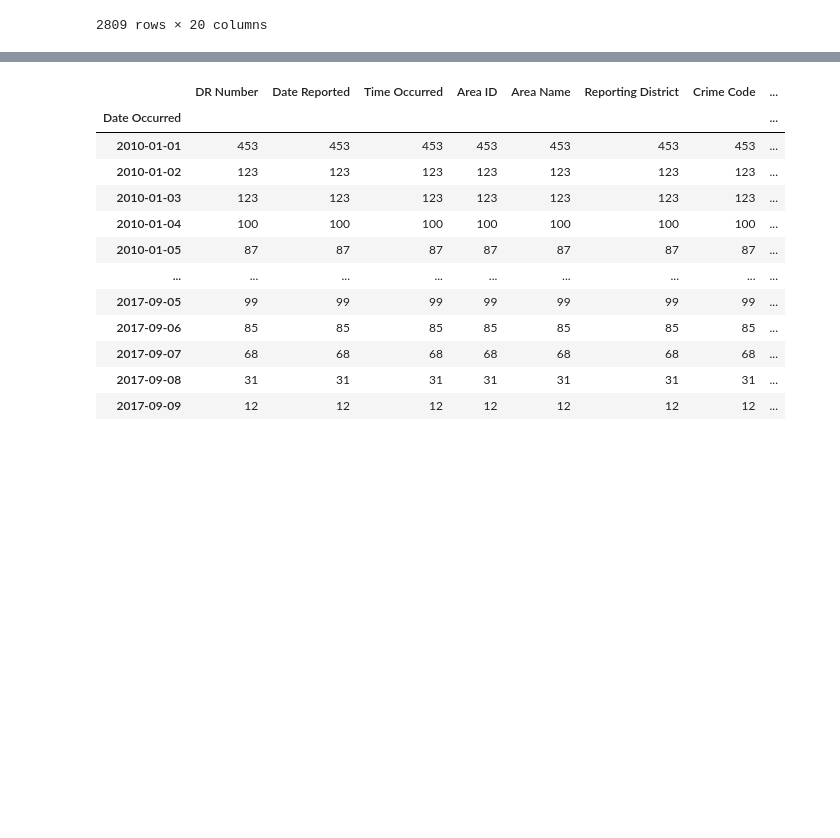
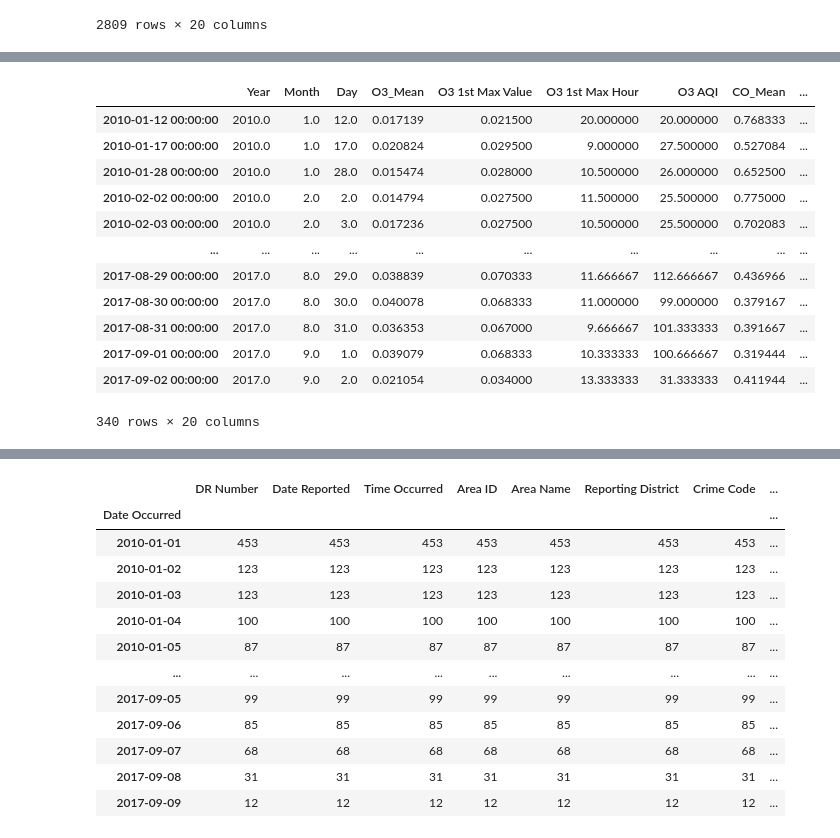
Before and after one commit to WangJiaJun515/2022Spring_Finals, a Jupyter notebook: crime_pollution_corr.ipynb, the cells around one changed output, grey strips where cells are left out. Cells and saved outputs as stored; diff of their text form; code cells hidden in the pictures; blank space fills up the shorter version.

```diff
--- a/crime_pollution_corr.ipynb
+++ b/crime_pollution_corr.ipynb
@@ -269,5 +233,21 @@ c_poll1=c_poll.rename(index = str, columns={"DR Number":"total_crime","O3 Mean"
 # %%
 c_poll1
-test = c_poll1[(c_poll1['O3_Mean' ]>0.016) & (c_poll1['SO2_Mean' ] > 0.7)]
+test = c_poll1[(c_poll1['O3_Mean' ]>0.014) & (c_poll1['SO2_Mean' ] > 0.6)]
+test
+# for test
+# %% [output]
+|  | Year | Month | Day | O3_Mean | O3 1st Max Value | O3 1st Max Hour | O3 AQI | CO_Mean | ... |
+| 2010-01-12 00:00:00 | 2010.0 | 1.0 | 12.0 | 0.017139 | 0.021500 | 20.000000 | 20.000000 | 0.768333 | ... |
+| 2010-01-17 00:00:00 | 2010.0 | 1.0 | 17.0 | 0.020824 | 0.029500 | 9.000000 | 27.500000 | 0.527084 | ... |
+| 2010-01-28 00:00:00 | 2010.0 | 1.0 | 28.0 | 0.015474 | 0.028000 | 10.500000 | 26.000000 | 0.652500 | ... |
+| 2010-02-02 00:00:00 | 2010.0 | 2.0 | 2.0 | 0.014794 | 0.027500 | 11.500000 | 25.500000 | 0.775000 | ... |
+| 2010-02-03 00:00:00 | 2010.0 | 2.0 | 3.0 | 0.017236 | 0.027500 | 10.500000 | 25.500000 | 0.702083 | ... |
+| ... | ... | ... | ... | ... | ... | ... | ... | ... | ... |
+| 2017-08-29 00:00:00 | 2017.0 | 8.0 | 29.0 | 0.038839 | 0.070333 | 11.666667 | 112.666667 | 0.436966 | ... |
+| 2017-08-30 00:00:00 | 2017.0 | 8.0 | 30.0 | 0.040078 | 0.068333 | 11.000000 | 99.000000 | 0.379167 | ... |
+| 2017-08-31 00:00:00 | 2017.0 | 8.0 | 31.0 | 0.036353 | 0.067000 | 9.666667 | 101.333333 | 0.391667 | ... |
+| 2017-09-01 00:00:00 | 2017.0 | 9.0 | 1.0 | 0.039079 | 0.068333 | 10.333333 | 100.666667 | 0.319444 | ... |
+| 2017-09-02 00:00:00 | 2017.0 | 9.0 | 2.0 | 0.021054 | 0.034000 | 13.333333 | 31.333333 | 0.411944 | ... |
+340 rows × 20 columns
 # %%
 crime_model = ols('total_crime ~ CO_Mean+O3_Mean+SO2_Mean+NO2_Mean', data=c_poll1).fit()
```
Also changed, not shown: parts of 21 cells of this notebook, 1 other file.
